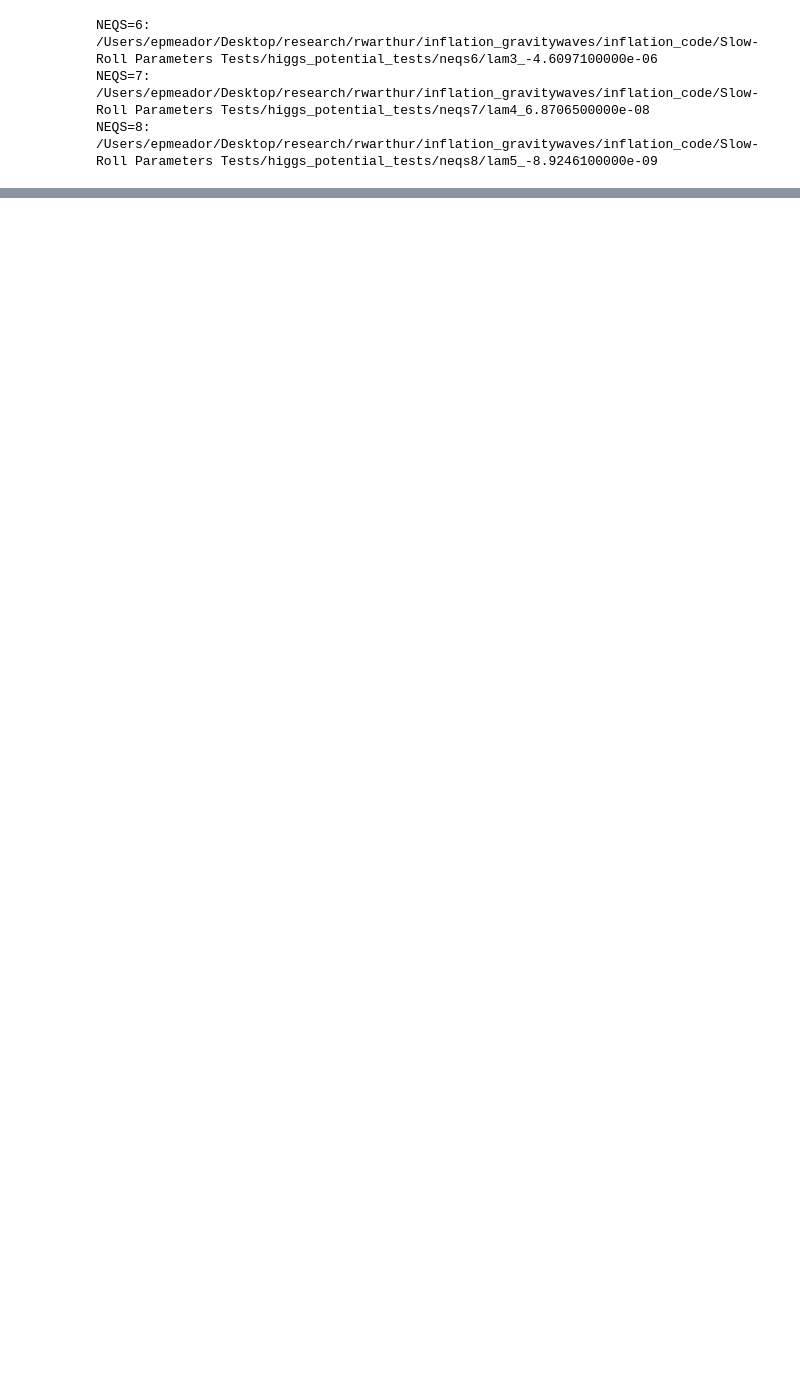
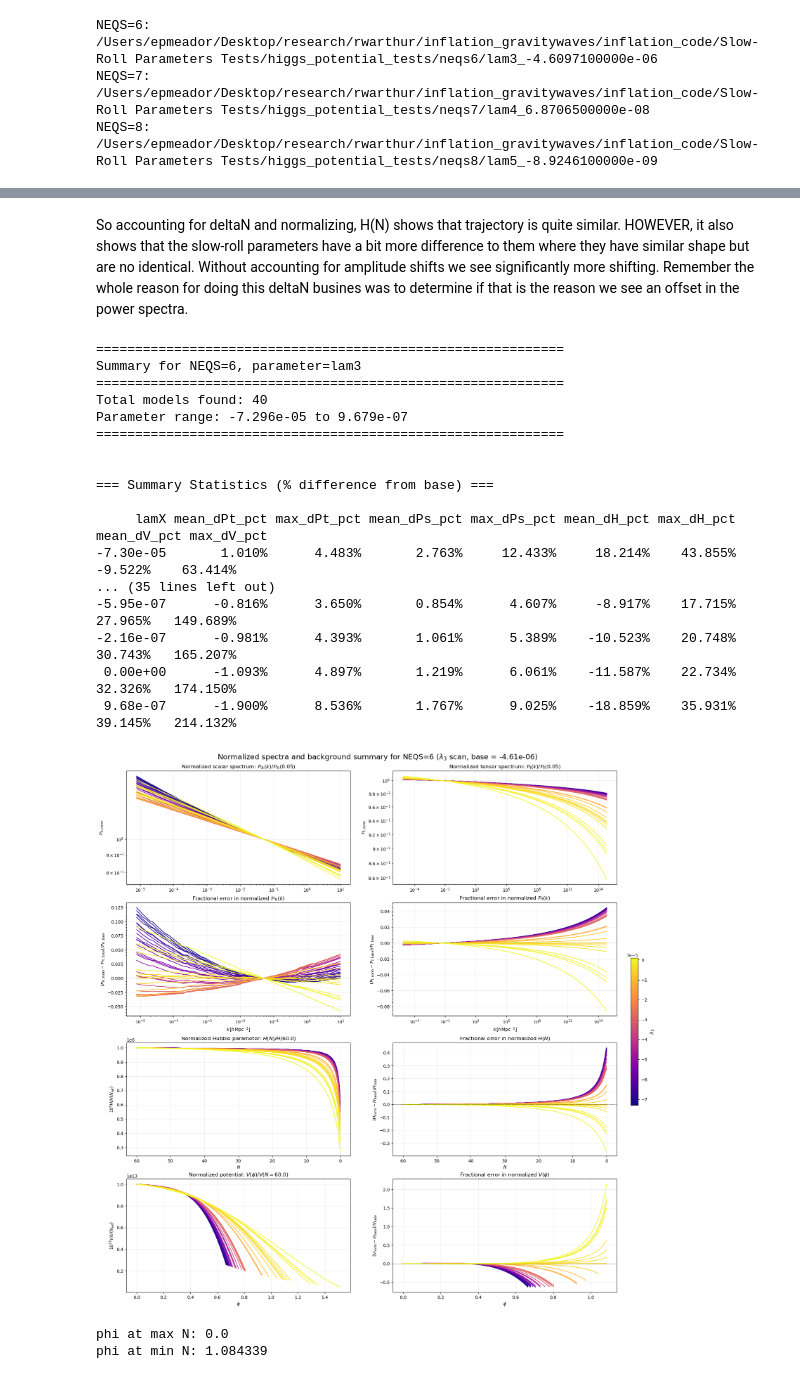
Before and after one commit to epmeador/inflationary-slow-roll-parameters-analysis, a Jupyter notebook: Testing_native_N_hierarchy.ipynb, the cells around one changed output, grey strips where cells are left out. Cells and saved outputs as stored; diff of their text form; code cells hidden in the pictures; blank space fills up the shorter version.

```diff
--- a/Testing_native_N_hierarchy.ipynb
+++ b/Testing_native_N_hierarchy.ipynb
@@ -1439,0 +1981,2 @@ H, which manifests as a horizontal shift in the power spectrum. After accounting
+# %% [markdown]
+So accounting for deltaN and normalizing, H(N) shows that trajectory is quite similar. HOWEVER, it also shows that the slow-roll parameters have a bit more difference to them where they have similar shape but are no identical. Without accounting for amplitude shifts we see significantly more shifting. Remember the whole reason for doing this deltaN busines was to determine if that is the reason we see an offset in the power spectra.
@@ -1439,0 +2519,41 @@ H, which manifests as a horizontal shift in the power spectrum. After accounting
+# %%
+
+base_path_root = "/Users/epmeador/Desktop/research/rwarthur/inflation_gravitywaves/inflation_code/Slow-Roll Parameters Tests/higgs_potential_tests"
+lam3_values = get_param_values_from_dirs(6, "lam3", base_path_root)
+
+
+stats_df = plot_big_normalized_scan_summary(
+    NEQS=6,
+    lamX_values=lam3_values,
+    baseX=-4.6097100000e-6,
+    base_path_root="/Users/epmeador/Desktop/research/rwarthur/inflation_gravitywaves/inflation_code/Slow-Roll Parameters Tests/higgs_potential_tests",
+    index=0,
+    k_ref=0.05,
+    N_ref=60.0,
+    H_scale=1e6,
+    V_scale=1e13,
+    save_name="expanded_neqs6_lam3_big_summary.png"
+)
+
+#print(stats_df)
+# %% [output]
+============================================================
+Summary for NEQS=6, parameter=lam3
+============================================================
+Total models found: 40
+Parameter range: -7.296e-05 to 9.679e-07
+============================================================
+
+
+=== Summary Statistics (% difference from base) ===
+
+     lamX mean_dPt_pct max_dPt_pct mean_dPs_pct max_dPs_pct mean_dH_pct max_dH_pct mean_dV_pct max_dV_pct
+-7.30e-05       1.010%      4.483%       2.763%     12.433%     18.214%    43.855%     -9.522%    63.414%
+... (35 lines left out)
+-5.95e-07      -0.816%      3.650%       0.854%      4.607%     -8.917%    17.715%     27.965%   149.689%
+-2.16e-07      -0.981%      4.393%       1.061%      5.389%    -10.523%    20.748%     30.743%   165.207%
+ 0.00e+00      -1.093%      4.897%       1.219%      6.061%    -11.587%    22.734%     32.326%   174.150%
+ 9.68e-07      -1.900%      8.536%       1.767%      9.025%    -18.859%    35.931%     39.145%   214.132%
+[figure, added]
+phi at max N: 0.0
+phi at min N: 1.084339
```
Also changed, not shown: parts of 64 cells of this notebook.
